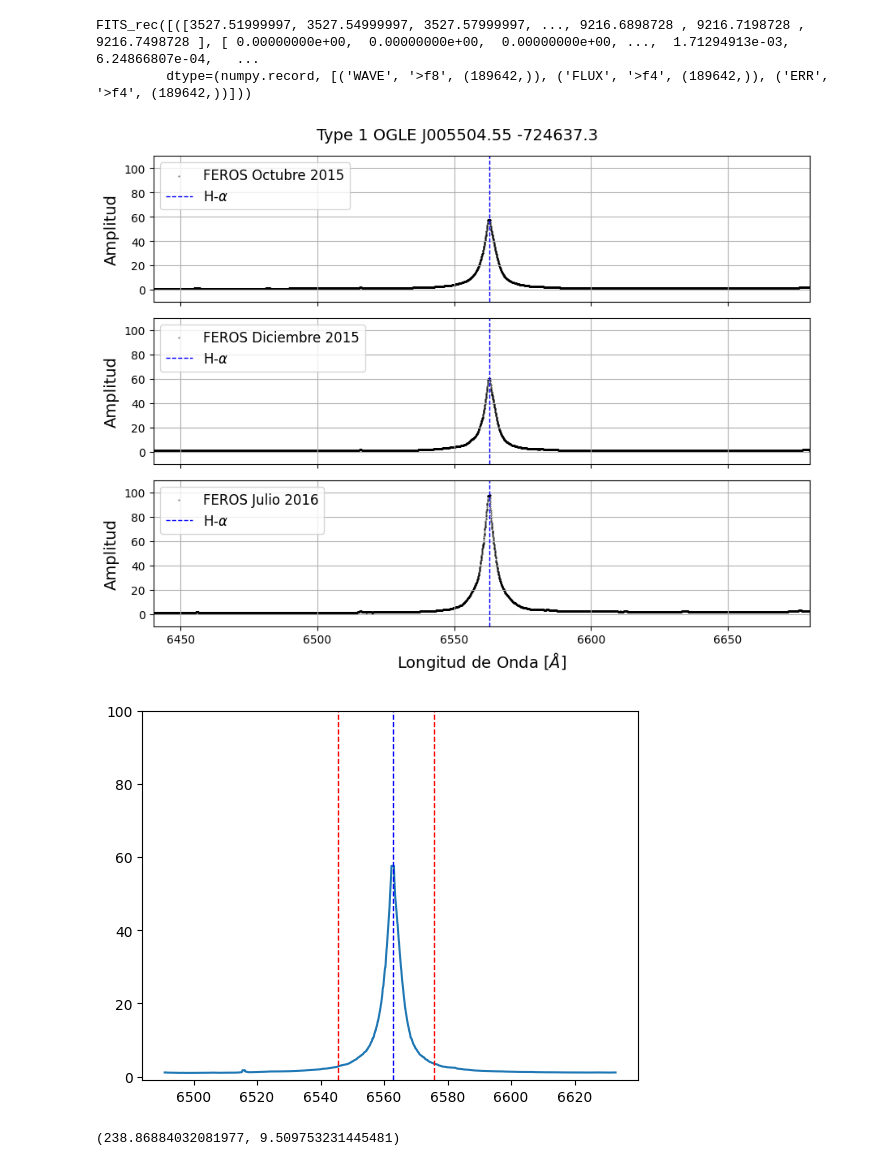
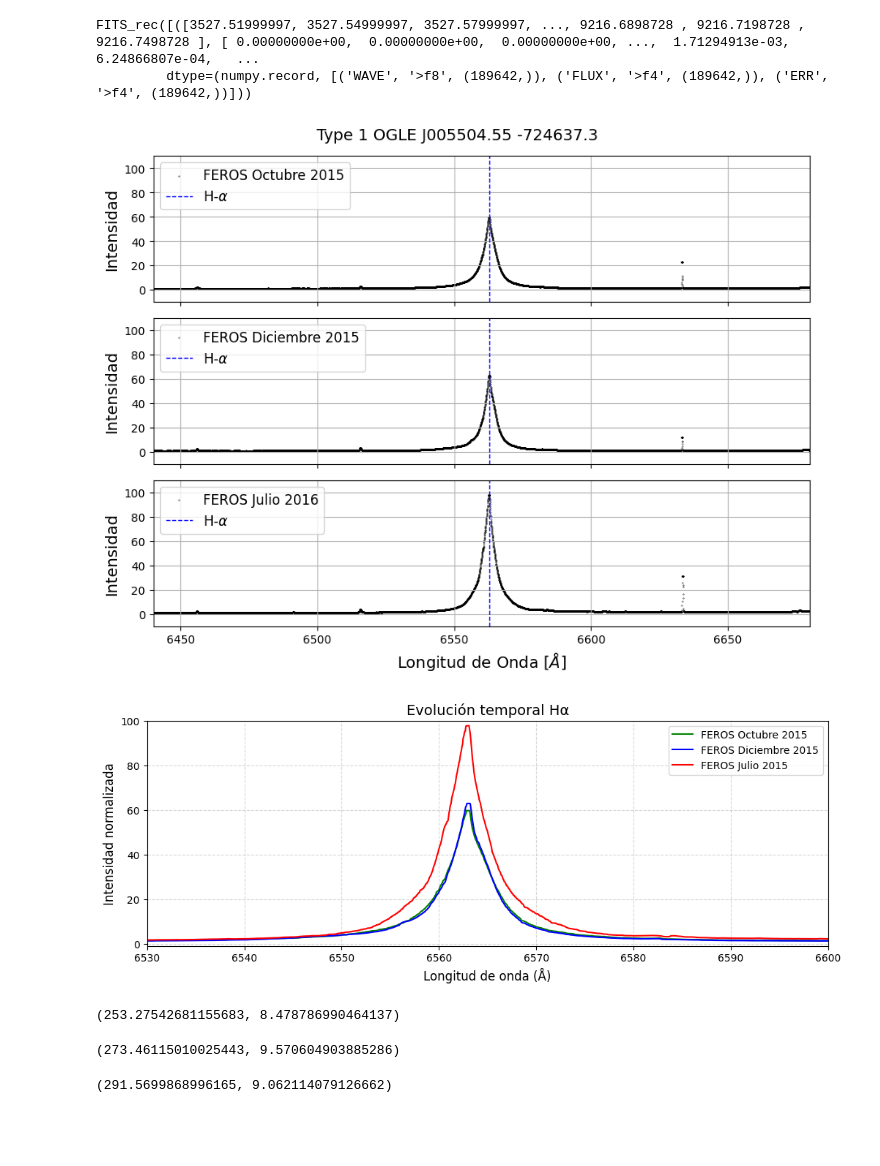
Before and after one commit to lsperezm/Red_Be_Stars, a Jupyter notebook: Code/B103.ipynb, the cells around one changed output. Saved outputs shown, nothing was run; the diff lists cells and outputs as text; code cells hidden in the pictures; blank space fills up the shorter version.

```diff
--- a/Code/B103.ipynb
+++ b/Code/B103.ipynb
@@ -28,7 +28,7 @@ FITS_rec([([3527.51999997, 3527.54999997, 3527.57999997, ..., 9216.6898728 , 921
 # %%
 #Data October 2015
 xd1_new=data1['FLUX'][0].tolist()
-xd1_filt=median_filter(xd1_new,50)
+xd1_filt=median_filter(xd1_new,20)
 lam1 = data1['WAVE'][0]
 
 mask_alpha1=np.abs(6562.8-lam1)>40
@@ -38,7 +38,7 @@ mask1=mask_alpha1&mask_beta1&mask_gamma1
 
 #Data December 2015
 xd2_new=data2['FLUX'][0].tolist()
-xd2_filt=median_filter(xd2_new,50)
+xd2_filt=median_filter(xd2_new,20)
 lam2 = data2['WAVE'][0]
 
 mask_alpha2=np.abs(6562.8-lam2)>40
@@ -48,7 +48,7 @@ mask2=mask_alpha2&mask_beta2&mask_gamma2
 
 #Data July 2016
 xd3_new=data3['FLUX'][0].tolist()
-xd3_filt=median_filter(xd3_new,50)
+xd3_filt=median_filter(xd3_new,20)
 lam3 = data3['WAVE'][0]
 
 mask_alpha3=np.abs(6562.8-lam3)>40
@@ -71,7 +71,7 @@ axs[2].scatter(lam3-3.5,xd3_filt/modelo3(lam3), s=0.1, color='black',label='FERO
 
 # Labels
 for ax in axs:
-    ax.set_ylabel('Amplitud',fontsize=14)
+    ax.set_ylabel('Intensidad',fontsize=14)
     ax.axvline(x=6562.8, color='blue', linestyle='--', linewidth=1,label=r'H-$\alpha$')
     ax.axvline(x=4861.3, color='blue', linestyle='--', linewidth=1)
     ax.legend(loc='upper left', fontsize=12)
@@ -88,7 +88,7 @@ plt.tight_layout()
 plt.savefig('B103')
 plt.show()
 # %% [output]
-[figure, old version]
+[figure, new version]
 # %%
 wb= 10 #Ancho banda azul
 cb= 6530 #Posición banda azul
@@ -100,22 +100,32 @@ n_iter = 100
 # %%
 EW_sst = []
 #with fits.open(Oct2015) as hdul:
 h1 = fits.getheader(Oct2015)
 fl = (xd1_filt/modelo1(lam1))[98900:-86000] #Flux normalizado
 efl = data1['ERR'][0]
-wl = (lam1-3.5)[98900:-86000] #wavelength
+wl = (lam1-3.3)[98900:-86000] #wavelength
 
-plt.plot(wl, fl)
-plt.axvline(x=6562.8, color='blue', linestyle='--', linewidth=1,label=r'H-$\alpha$')
-plt.axvline(x=6545.6, color='red', linestyle='--', linewidth=1)
-plt.axvline(x=6575.6, color='red', linestyle='--', linewidth=1)
+plt.figure(figsize=(12,4))
 
-#plt.xlim(6530,6600)
+plt.plot(wl, fl,color='green',label='FEROS Octubre 2015')
+plt.plot((lam2-3.3),(xd2_filt/modelo2(lam2)),color='blue',label='FEROS Diciembre 2015')
+plt.plot((lam3-3.3),(xd3_filt/modelo3(lam3)),color='red', label='FEROS Julio 2015')
+
+#plt.axvline(x=6562.8, color='blue', linestyle='--', linewidth=1,label=r'H-$\alpha$')
+#plt.axvline(x=6545.6, color='red', linestyle='--', linewidth=1)
+#plt.axvline(x=6575.6, color='red', linestyle='--', linewidth=1)
+
+plt.xlabel('Longitud de onda (Å)', fontsize=12)
+plt.ylabel('Intensidad normalizada', fontsize=12)
+plt.title('Evolución temporal Hα', fontsize=14)
+plt.grid(True, linestyle='--', alpha=0.5)
+plt.legend()
+plt.xlim(6530,6600)
 plt.ylim(-1,100)
 
 SampleEW = []
 # %% [output]
-[figure, old version]
+[figure, new version]
 # %%
 def EW (wl, fl, cf, wf, cb, wb, cr, wr, n_iter):
 
@@ -154,10 +164,20 @@ def EW (wl, fl, cf, wf, cb, wb, cr, wr, n_iter):
     sEW = np.std(np.array(EWs)[~np.isnan(EWs)])
     return EW,sEW
 # %%
-EWme = EW(wl, fl, cf, wf, cb, wb, cr, wr, n_iter)
-EWme
+EWmeOct2015 = EW(wl, fl, cf, wf, cb, wb, cr, wr, n_iter)
+EWmeOct2015
 # %% [output]
-(238.86884032081977, 9.509753231445481)
+(253.27542681155683, 8.478786990464137)
+# %%
+EWmeDic2015 = EW((lam2-3.5)[98900:-86000], (xd2_filt/modelo2(lam2))[98900:-86000], cf, wf, cb, wb, cr, wr, n_iter)
+EWmeDic2015
+# %% [output]
+(273.46115010025443, 9.570604903885286)
+# %%
+EWmeOct2015 = EW((lam3-3.5)[98900:-86000], (xd3_filt/modelo3(lam3))[98900:-86000], cf, wf, cb, wb, cr, wr, n_iter)
+EWmeOct2015
+# %% [output]
+(291.5699868996165, 9.062114079126662)
 # %%
 fig, axs = plt.subplots(3, 1, sharex=True, figsize=(9, 7))  # 5 rows, 1 column
 
```
Also changed, not shown: parts of 2 cells of this notebook, 9 other files.
